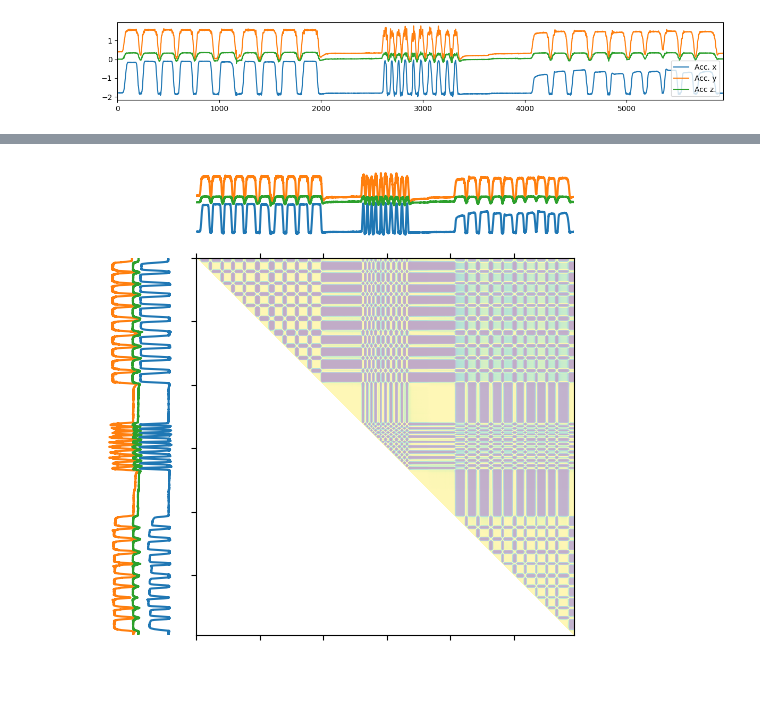
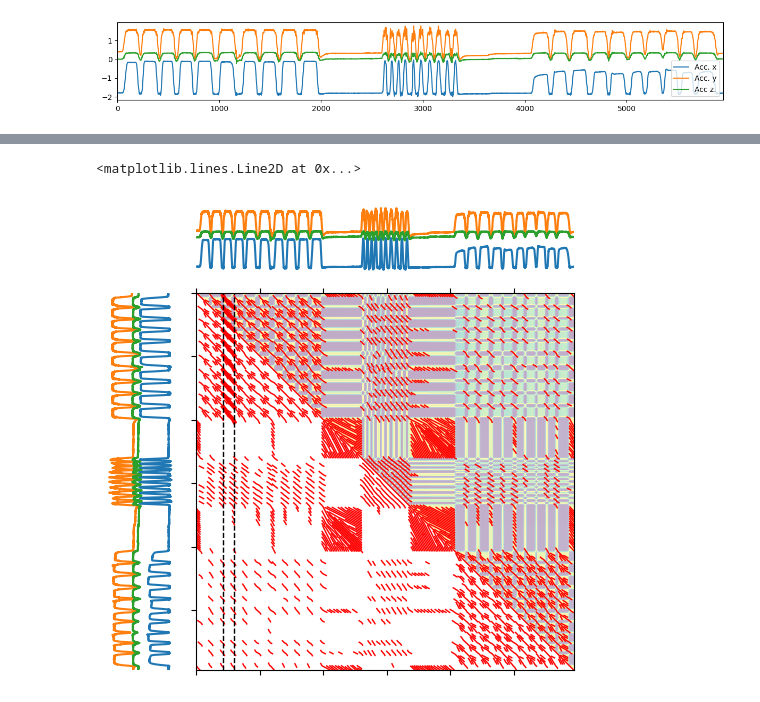
Before and after one commit to ML-KULeuven/locomotif, a Jupyter notebook: physiotherapy-use-case/apply_locomotif_physiotherapy.ipynb, the cells around one changed output, grey strips where cells are left out. Drawn from its saved outputs; the diff is of its cells as text; code cells hidden in the pictures.

```diff
--- a/physiotherapy-use-case/apply_locomotif_physiotherapy.ipynb
+++ b/physiotherapy-use-case/apply_locomotif_physiotherapy.ipynb
@@ -106,7 +106,7 @@ def apply_locomotif_physiotherapy(ts, l_min, l_max, rho, nb_motifs, overlap=0.25
     print(tau)
 
     # Apply LoCoMotif
-    lcm = locomotif.LoCoMotif(ts=ts, gamma=gamma, tau=tau, delta_a=-2*tau, delta_m=0.5, l_min=l_min, l_max=l_max, step_sizes=np.array([(1, 1), (2, 1), (1, 2)]) if warping else np.array([(1, 1)]))
+    lcm = locomotif.LoCoMotif(ts=ts, gamma=gamma, tau=tau, delta_a=2*tau, delta_m=0.5, l_min=l_min, l_max=l_max, step_sizes=np.array([(1, 1), (2, 1), (1, 2)]) if warping else np.array([(1, 1)]))
     lcm.align()
     lcm.kbest_paths(vwidth=l_min // 2)
     motif_sets = []
@@ -125,7 +125,7 @@ fig, ax = visualize.plot_motif_sets(ts, [], {}, dimension_names=['Acc. x', 'Acc.
 Subject 1, Exercise 1, IMU 2
 [figure]
 # %%
-rho       = 0.9
+rho       = 0.8
 nb_motifs = 6
 overlap   = 0.25
 
@@ -139,16 +140,17 @@ fig, ax = visualize.plot_motif_sets(ts, motif_sets, {}, dimension_names=['Acc. x
 # %%
 # b, e, fitness, coverage, score
 import locomotif.visualize as visualize
 
 (b, e), motif_set = motif_sets[0]
 
 fig, axs, _ = visualize.plot_sm(ts, ts, lcm._sm, matshow_kwargs={'alpha': 0.33})
-# visualize.plot_local_warping_paths(axs, lcm.get_paths(), lw=1)
+visualize.plot_local_warping_paths(axs, lcm.get_paths(), lw=1)
 
-# induced_paths = lcm.induced_paths(b, e)
-# visualize.plot_local_warping_paths(axs, induced_paths, lw=3)
+induced_paths = lcm.induced_paths(b, e)
+visualize.plot_local_warping_paths(axs, induced_paths, lw=3)
 
-# axs[3].axvline(b, lw=1, c='k', ls='--')
-# axs[3].axvline(e, lw=1, c='k', ls='--')
+axs[3].axvline(b, lw=1, c='k', ls='--')
+axs[3].axvline(e, lw=1, c='k', ls='--')
 # %% [output]
+<matplotlib.lines.Line2D at 0x...>
-[figure, old version]
+[figure, new version]
```
Also changed, not shown: parts of 1 cell of this notebook, 3 other files.
